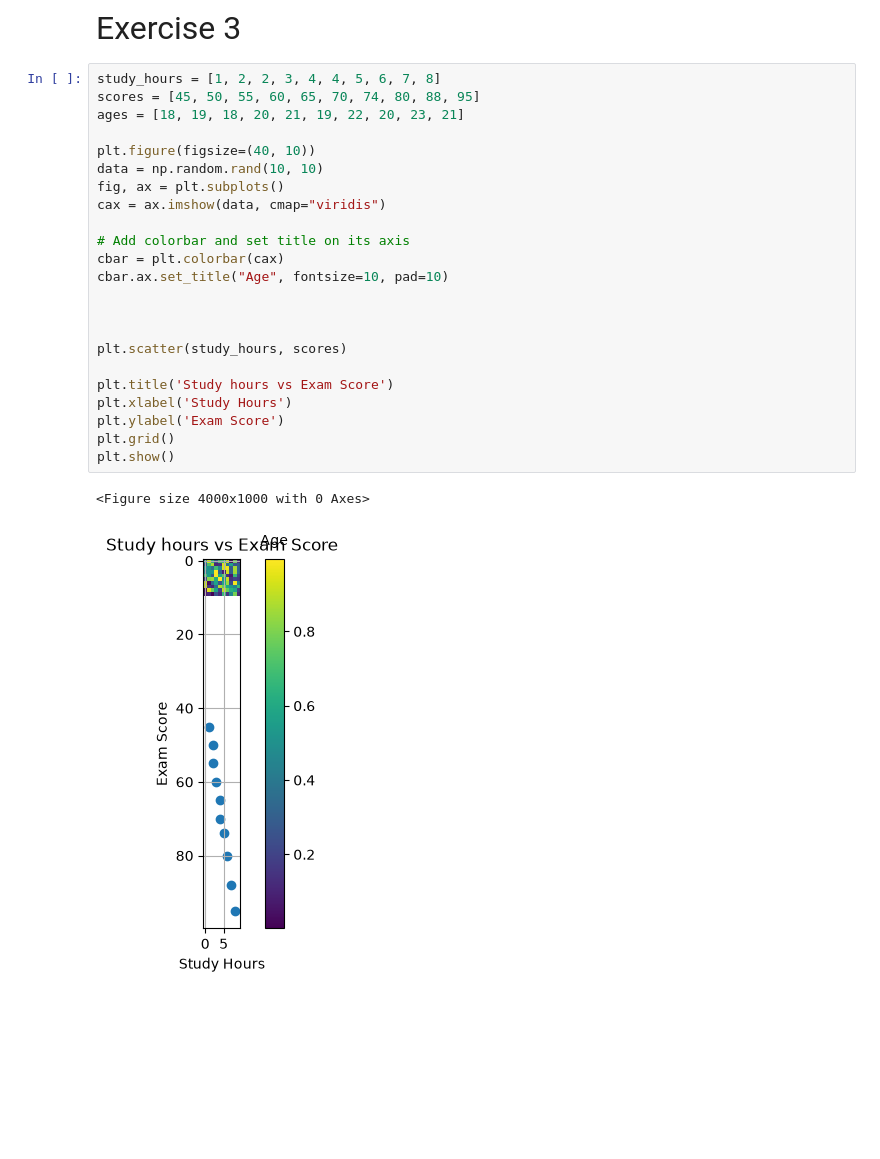
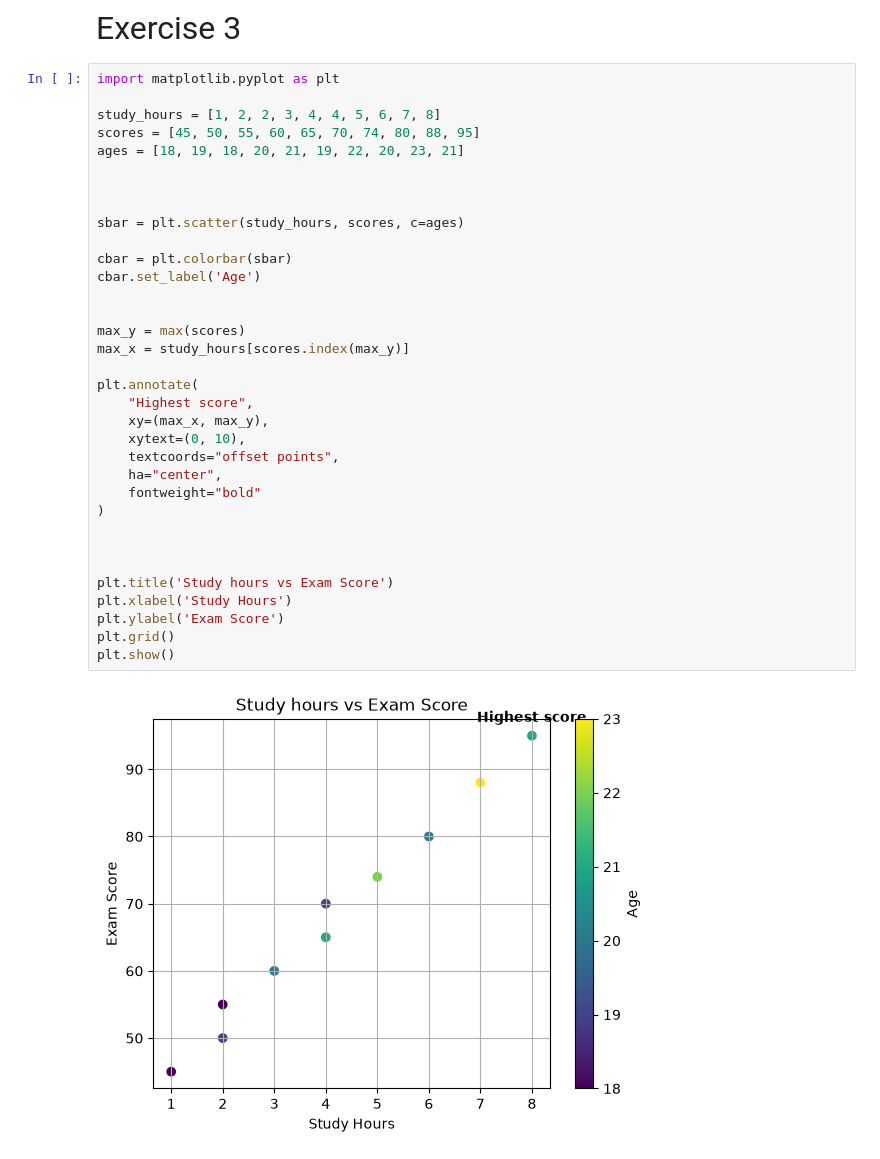
Before and after one commit to MammadovKamranIT/AI04, a Jupyter notebook: 1.ipynb, the cells around one changed output. Saved outputs shown, nothing was run; the diff lists cells and outputs as text; blank space fills up the shorter version.

```diff
--- a/1.ipynb
+++ b/1.ipynb
@@ -76,28 +76,38 @@ plt.show()
 # %% [markdown]
 <font size="6">Exercise 3</font>
 # %%
+import matplotlib.pyplot as plt
+
 study_hours = [1, 2, 2, 3, 4, 4, 5, 6, 7, 8]
 scores = [45, 50, 55, 60, 65, 70, 74, 80, 88, 95]
 ages = [18, 19, 18, 20, 21, 19, 22, 20, 23, 21]
 
-plt.figure(figsize=(40, 10))
-data = np.random.rand(10, 10)
-fig, ax = plt.subplots()
-cax = ax.imshow(data, cmap="viridis")
-
-# Add colorbar and set title on its axis
-cbar = plt.colorbar(cax)
-cbar.ax.set_title("Age", fontsize=10, pad=10)
 
 
+sbar = plt.scatter(study_hours, scores, c=ages)
 
-plt.scatter(study_hours, scores)
+cbar = plt.colorbar(sbar)
+cbar.set_label('Age')
+
+
+max_y = max(scores)
+max_x = study_hours[scores.index(max_y)]
+
+plt.annotate(
+    "Highest score",
+    xy=(max_x, max_y),
+    xytext=(0, 10),
+    textcoords="offset points",
+    ha="center",
+    fontweight="bold"
+)
+
+
 
 plt.title('Study hours vs Exam Score')
 plt.xlabel('Study Hours')
 plt.ylabel('Exam Score')
 plt.grid()
 plt.show()
 # %% [output]
-<Figure size 4000x1000 with 0 Axes>
-[figure, old version]
+[figure, new version]
```
